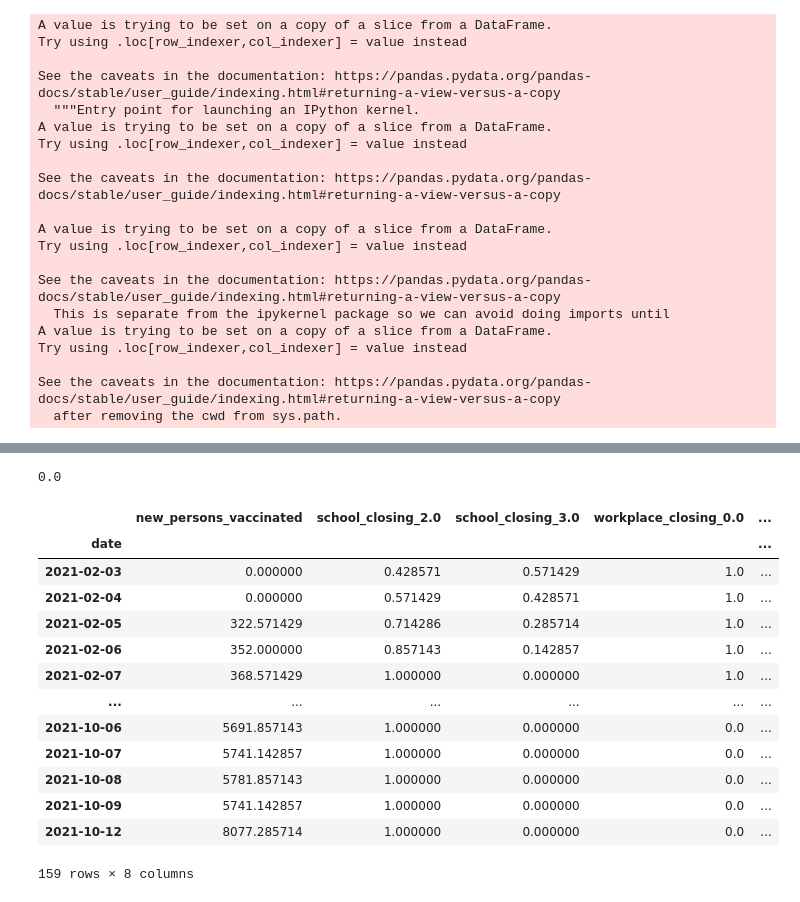
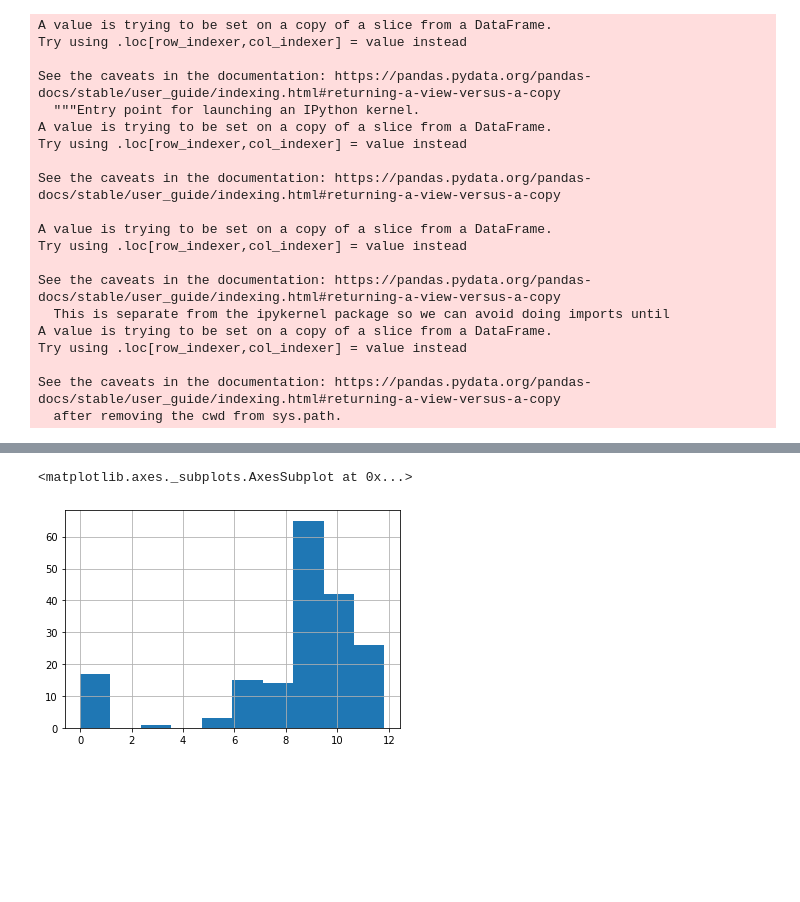
Before and after one commit to sherna90/mineria_datos, a Jupyter notebook: 3.-modelos_lineales.ipynb, the cells around one changed output, grey strips where cells are left out. Cells and saved outputs as stored; diff of their text form; code cells hidden in the pictures; blank space fills up the shorter version.

```diff
--- a/3.-modelos_lineales.ipynb
+++ b/3.-modelos_lineales.ipynb
@@ -453,30 +405,14 @@ X_new=X_new[outliers]
+# %%
+X_new['new_persons_vaccinated'].hist()
+# %% [output]
+<matplotlib.axes._subplots.AxesSubplot at 0x...>
+[figure, added]
 # %%
 X_rolling=X_new.rolling(7).mean()
 y_rolling=y.rolling(7).mean()
 # %%
 X_rolling.dropna(inplace=True)
 y_rolling.dropna(inplace=True)
-# %%
-X_rolling['new_persons_vaccinated'].min()
-# %% [output]
-0.0
-# %%
-X_rolling
-# %% [output]
-|  | new_persons_vaccinated | school_closing_2.0 | school_closing_3.0 | workplace_closing_0.0 | ... |
-| date |  |  |  |  | ... |
-| 2021-02-03 | 0.000000 | 0.428571 | 0.571429 | 1.0 | ... |
-| 2021-02-04 | 0.000000 | 0.571429 | 0.428571 | 1.0 | ... |
-| 2021-02-05 | 322.571429 | 0.714286 | 0.285714 | 1.0 | ... |
-| 2021-02-06 | 352.000000 | 0.857143 | 0.142857 | 1.0 | ... |
-| 2021-02-07 | 368.571429 | 1.000000 | 0.000000 | 1.0 | ... |
-| ... | ... | ... | ... | ... | ... |
-| 2021-10-06 | 5691.857143 | 1.000000 | 0.000000 | 0.0 | ... |
-| 2021-10-07 | 5741.142857 | 1.000000 | 0.000000 | 0.0 | ... |
-| 2021-10-08 | 5781.857143 | 1.000000 | 0.000000 | 0.0 | ... |
-| 2021-10-09 | 5741.142857 | 1.000000 | 0.000000 | 0.0 | ... |
-| 2021-10-12 | 8077.285714 | 1.000000 | 0.000000 | 0.0 | ... |
-159 rows × 8 columns
 # %%
 from sklearn.model_selection import train_test_split
 
```
Also changed, not shown: parts of 37 cells of this notebook.
